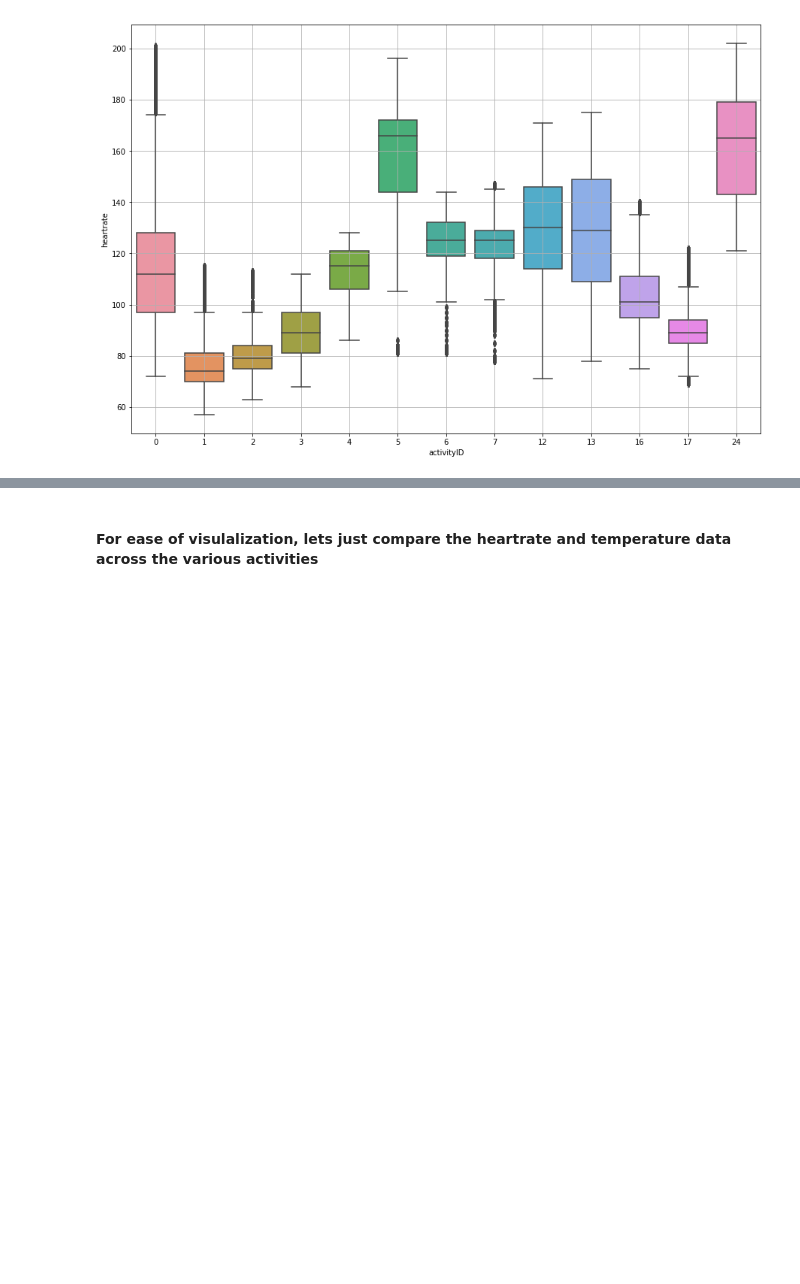
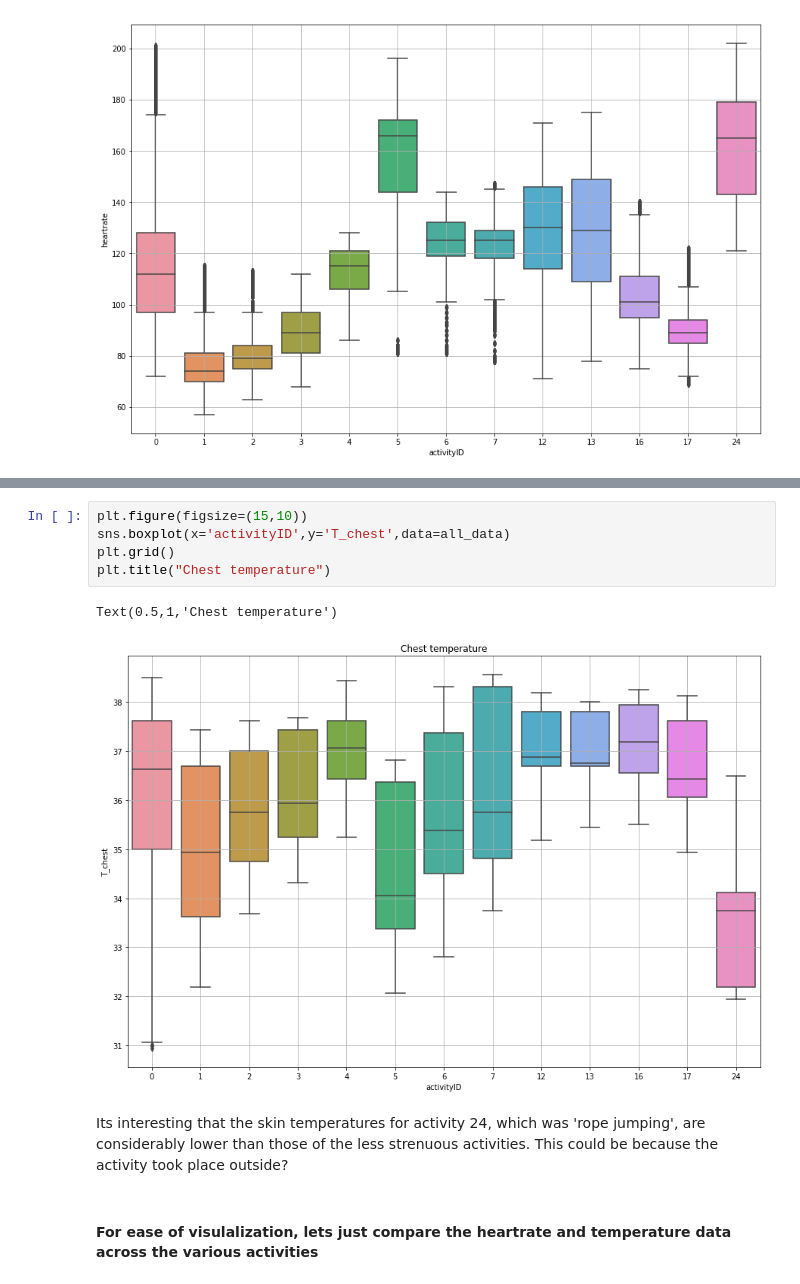
Before and after one commit to kcmeehan/BiometricsActivityClassification, a Jupyter notebook: Full_protocol_dataset_exploration.ipynb, the cells around one changed output, grey strips where cells are left out. Cells and saved outputs as stored; diff of their text form; blank space fills up the shorter version.

```diff
--- a/Full_protocol_dataset_exploration.ipynb
+++ b/Full_protocol_dataset_exploration.ipynb
@@ -46,3 +64,13 @@ plt.grid()
+# %%
+plt.figure(figsize=(15,10))
+sns.boxplot(x='activityID',y='T_chest',data=all_data)
+plt.grid()
+plt.title("Chest temperature")
+# %% [output]
+Text(0.5,1,'Chest temperature')
+[figure, added]
+# %% [markdown]
+Its interesting that the skin temperatures for activity 24, which was 'rope jumping', are considerably lower than those of the less strenuous activities. This could be because the activity took place outside?
 # %% [markdown]
 #### For ease of visulalization, lets just compare the heartrate and temperature data across the various activities
 # %%
```
Also changed, not shown: parts of 13 cells of this notebook, 1 other file.
